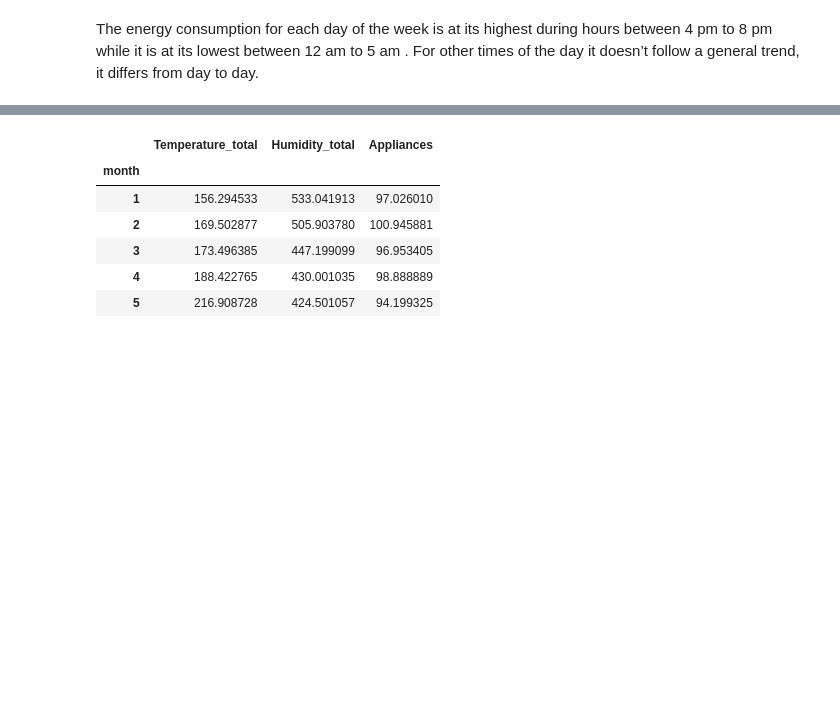
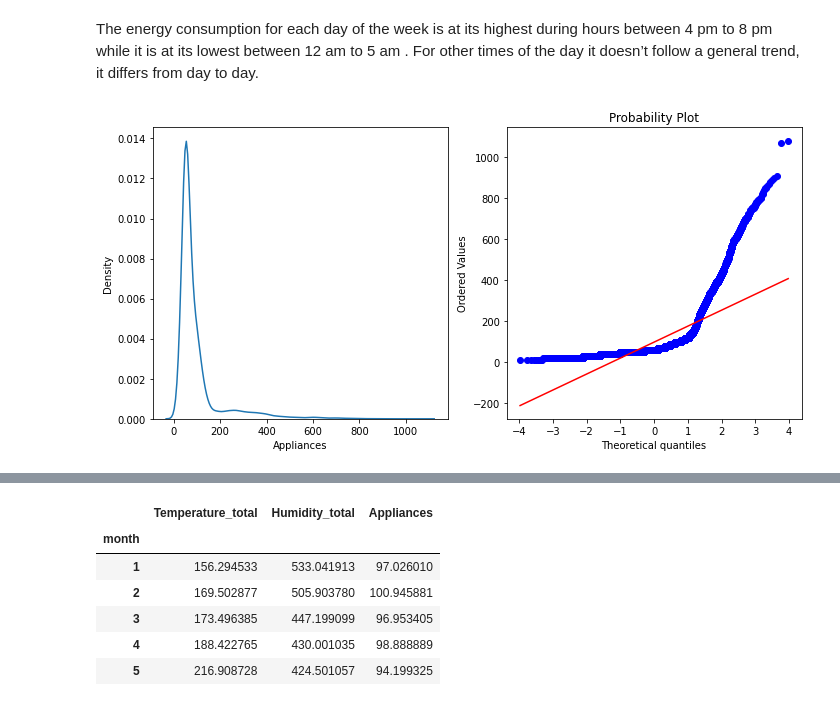
Before and after one commit to itishajain15/AppliancesEnergyPrediction, a Jupyter notebook: Appliances_energy_prediction.ipynb, the cells around one changed output, grey strips where cells are left out. Cells and saved outputs as stored; diff of their text form; code cells hidden in the pictures; blank space fills up the shorter version.

```diff
--- a/Appliances_energy_prediction.ipynb
+++ b/Appliances_energy_prediction.ipynb
@@ -238,3 +238,17 @@ plt.show()
 [figure]
 # %% [markdown]
 The energy consumption for each day of the week is at its highest during hours between 4 pm to 8 pm while it is at its lowest between 12 am to 5 am . For other times of the day it doesn’t follow a general trend, it differs from day to day.
+# %%
+target_var_original = df[['Appliances']].copy()
+# normality check
+def normality(data,feature):
+    plt.figure(figsize=(10,5))
+    plt.subplot(1,2,1)
+    sns.kdeplot(data[feature])
+    plt.subplot(1,2,2)
+    stats.probplot(data[feature],plot=plt)
+    plt.show()
+# %%
+normality(target_var_original,'Appliances')
+# %% [output]
+[figure, added]
```
Also changed, not shown: parts of 38 cells of this notebook.
